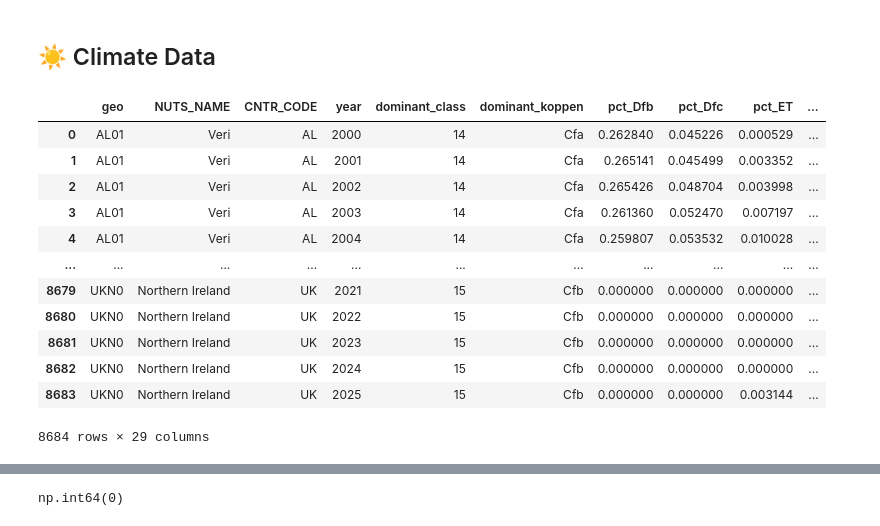
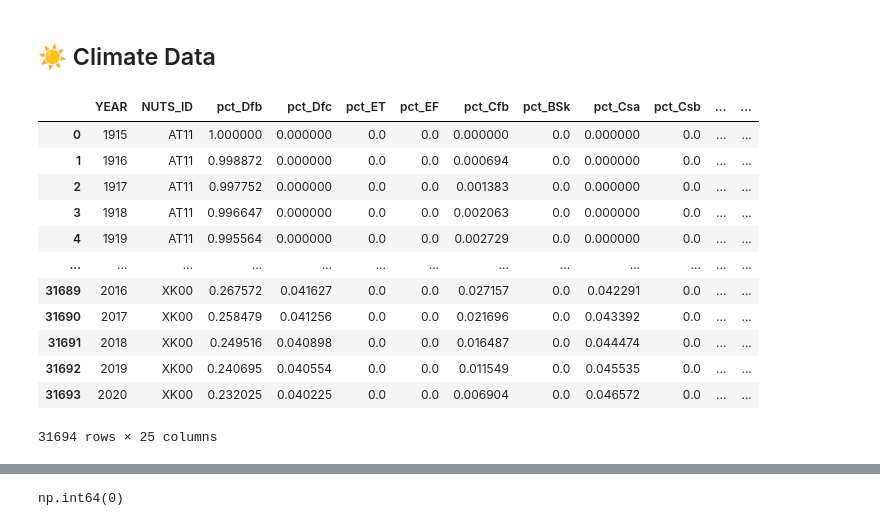
Before and after one commit to Ooskar7/etrace, a Jupyter notebook: datasets_visualization.ipynb, the cells around one changed output, grey strips where cells are left out. Drawn from its saved outputs; the diff is of its cells as text; code cells hidden in the pictures.

```diff
--- a/datasets_visualization.ipynb
+++ b/datasets_visualization.ipynb
@@ -765,19 +765,19 @@ df
 # %% [markdown]
 ## ☀️ Climate Data
 # %%
-climate_df = pd.read_csv("raw_data/future_climate_2000_2025.csv")
+climate_df = pd.read_csv("raw_data/NUTS2_Climate_History_Smooth.csv")
 climate_df
 # %% [output]
-|  | geo | NUTS_NAME | CNTR_CODE | year | dominant_class | dominant_koppen | pct_Dfb | pct_Dfc | pct_ET | ... |
-| 0 | AL01 | Veri | AL | 2000 | 14 | Cfa | 0.262840 | 0.045226 | 0.000529 | ... |
-| 1 | AL01 | Veri | AL | 2001 | 14 | Cfa | 0.265141 | 0.045499 | 0.003352 | ... |
-| 2 | AL01 | Veri | AL | 2002 | 14 | Cfa | 0.265426 | 0.048704 | 0.003998 | ... |
-| 3 | AL01 | Veri | AL | 2003 | 14 | Cfa | 0.261360 | 0.052470 | 0.007197 | ... |
-| 4 | AL01 | Veri | AL | 2004 | 14 | Cfa | 0.259807 | 0.053532 | 0.010028 | ... |
-| ... | ... | ... | ... | ... | ... | ... | ... | ... | ... | ... |
-| 8679 | UKN0 | Northern Ireland | UK | 2021 | 15 | Cfb | 0.000000 | 0.000000 | 0.000000 | ... |
-| 8680 | UKN0 | Northern Ireland | UK | 2022 | 15 | Cfb | 0.000000 | 0.000000 | 0.000000 | ... |
-| 8681 | UKN0 | Northern Ireland | UK | 2023 | 15 | Cfb | 0.000000 | 0.000000 | 0.000000 | ... |
-| 8682 | UKN0 | Northern Ireland | UK | 2024 | 15 | Cfb | 0.000000 | 0.000000 | 0.000000 | ... |
-| 8683 | UKN0 | Northern Ireland | UK | 2025 | 15 | Cfb | 0.000000 | 0.000000 | 0.003144 | ... |
+|  | YEAR | NUTS_ID | pct_Dfb | pct_Dfc | pct_ET | pct_EF | pct_Cfb | pct_BSk | pct_Csa | pct_Csb | ... | ... |
+| 0 | 1915 | AT11 | 1.000000 | 0.000000 | 0.0 | 0.0 | 0.000000 | 0.0 | 0.000000 | 0.0 | ... | ... |
+| 1 | 1916 | AT11 | 0.998872 | 0.000000 | 0.0 | 0.0 | 0.000694 | 0.0 | 0.000000 | 0.0 | ... | ... |
+| 2 | 1917 | AT11 | 0.997752 | 0.000000 | 0.0 | 0.0 | 0.001383 | 0.0 | 0.000000 | 0.0 | ... | ... |
+| 3 | 1918 | AT11 | 0.996647 | 0.000000 | 0.0 | 0.0 | 0.002063 | 0.0 | 0.000000 | 0.0 | ... | ... |
+| 4 | 1919 | AT11 | 0.995564 | 0.000000 | 0.0 | 0.0 | 0.002729 | 0.0 | 0.000000 | 0.0 | ... | ... |
+| ... | ... | ... | ... | ... | ... | ... | ... | ... | ... | ... | ... | ... |
+| 31689 | 2016 | XK00 | 0.267572 | 0.041627 | 0.0 | 0.0 | 0.027157 | 0.0 | 0.042291 | 0.0 | ... | ... |
+| 31690 | 2017 | XK00 | 0.258479 | 0.041256 | 0.0 | 0.0 | 0.021696 | 0.0 | 0.043392 | 0.0 | ... | ... |
+| 31691 | 2018 | XK00 | 0.249516 | 0.040898 | 0.0 | 0.0 | 0.016487 | 0.0 | 0.044474 | 0.0 | ... | ... |
+| 31692 | 2019 | XK00 | 0.240695 | 0.040554 | 0.0 | 0.0 | 0.011549 | 0.0 | 0.045535 | 0.0 | ... | ... |
+| 31693 | 2020 | XK00 | 0.232025 | 0.040225 | 0.0 | 0.0 | 0.006904 | 0.0 | 0.046572 | 0.0 | ... | ... |
-8684 rows × 29 columns
+31694 rows × 25 columns
```
Also changed, not shown: parts of 10 cells of this notebook, 3 other files.
